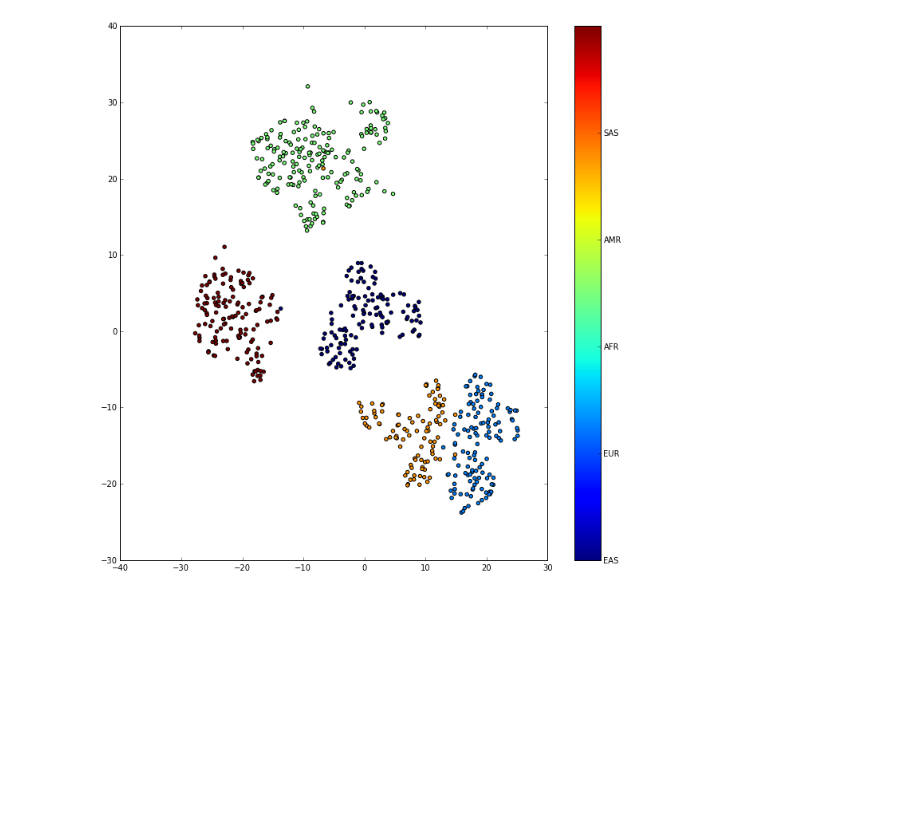
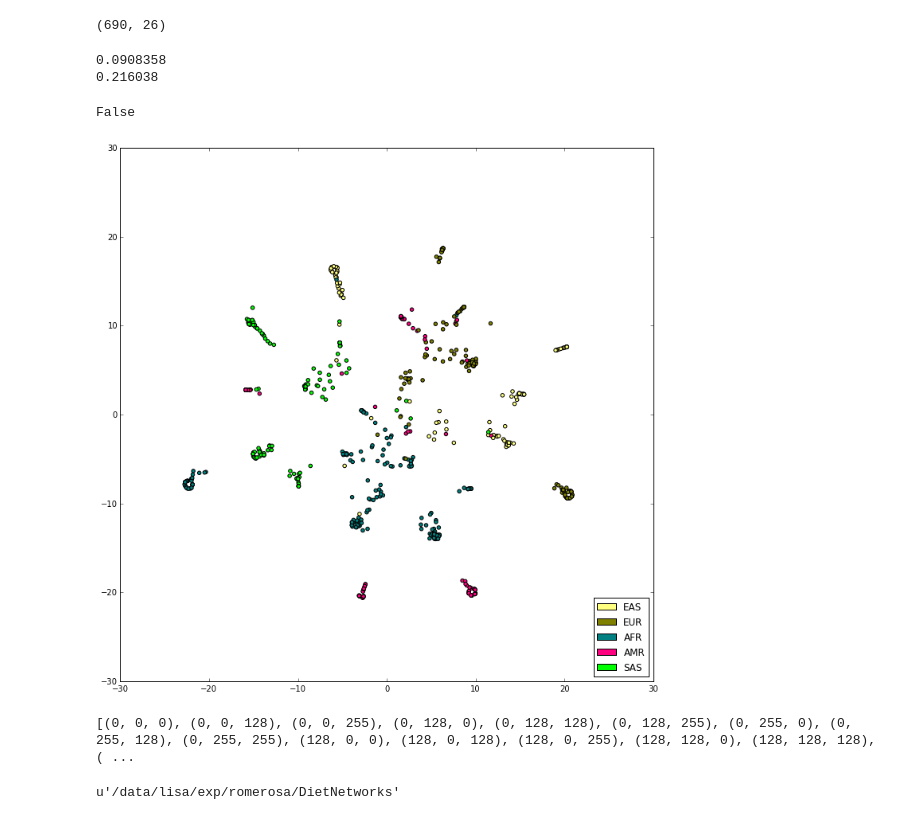
Before and after one commit to adri-romsor/DietNetworks, a Jupyter notebook: representation_plots.ipynb, the cells around one changed output. Drawn from its saved outputs; the diff is of its cells as text; code cells hidden in the pictures; blank space fills up the shorter version.

```diff
--- a/representation_plots.ipynb
+++ b/representation_plots.ipynb
@@ -42,15 +51,31 @@ continents = ['EAS', 'EUR', 'AFR', 'AMR', 'SAS']
 # %%
-path = '/data/lisatmp4/romerosa/feature_selection/subjects/histo3x26/fold' + str(fold)
-layer = 1
-fold = 4
+
+fold = 3
+layer = 'layer2'
 which_set = 'test'
 category = 'continent'
+tsne_n_comps = 2
+
+path = '/data/lisatmp4/romerosa/feature_selection/subjects/histo3x26/fold' + str(fold)
 # %%
-file_to_load = os.path.join(path, 'layer' + str(layer) + '_' + which_set + '.npz')
+file_to_load = os.path.join(path, layer + '_' + which_set + '.npz')
 data = np.load(file_to_load)
 
 h = data['representation']
 l = data['label']
+
+print(h.shape)
+# %% [output]
+(690, 26)
+# %%
+mu = h.mean(0)
+sigma = h.std(0)
+
+print(sigma.min())
+print(sigma.max())
+# %% [output]
+0.0908358
+0.216038
 # %%
 if category == 'continent':
     continent_cat = create_1000_genomes_continent_labels()
@@ -64,21 +89,45 @@ if category == 'continent':
     labels = continents
 else:
     labels = ethnicity
+
+colors_plot = [all_colors[el] for el in l]
 # %%
-model = TSNE(n_components=2, random_state=0)
+model = TSNE(n_components=tsne_n_comps, random_state=0)
 tsne_h = model.fit_transform(h)
-# %%
-colors = np.unique(l)
-
-fig = plt.figure(figsize=(12, 12))
-
-plt.scatter(tsne_h[:, 0], tsne_h[:, 1], c=l)
-
-cb = plt.colorbar()
-loc = np.arange(0, max(l),max(l)/float(len(colors)))
-cb.set_ticks(loc)
-cb.set_ticklabels(labels)
-
-plt.show()
-# %% [output]
-[figure, removed]
+# %%
+print (0, 0, 0) in colors_plot
+
+fig = plt.figure(figsize=(12, 12))
+
+if tsne_n_comps == 3:
+    ax = fig.add_subplot(111, projection='3d')
+    ax.scatter(tsne_h[:, 0], tsne_h[:, 1], tsne_h[:, 2], c=colors_plot)
+else:
+    plt.scatter(tsne_h[:, 0], tsne_h[:, 1], c=colors_plot)
+
+recs = []
+for i in range(0,len(all_colors)):
+    recs.append(mpatches.Rectangle((0,0),1,1,fc=all_colors[i]))
+plt.legend(recs,labels,loc=4)
+
+
+
+plt.savefig('layer' + '_' + which_set + category + '.png', format='png')
+
+
+plt.show()
+# %% [output]
+False
+[figure, added]
+# %%
+
+colors  = [[0, 128, 255], [0, 128, 255], [0, 128, 255]]
+all_colors = list(itertools.product(*colors))
+
+print all_colors
+# %% [output]
+[(0, 0, 0), (0, 0, 128), (0, 0, 255), (0, 128, 0), (0, 128, 128), (0, 128, 255), (0, 255, 0), (0, 255, 128), (0, 255, 255), (128, 0, 0), (128, 0, 128), (128, 0, 255), (128, 128, 0), (128, 128, 128), ( ...
+# %%
+pwd
+# %% [output]
+u'/data/lisa/exp/romerosa/DietNetworks'
```
Also changed, not shown: parts of 2 cells of this notebook, 17 other files.
